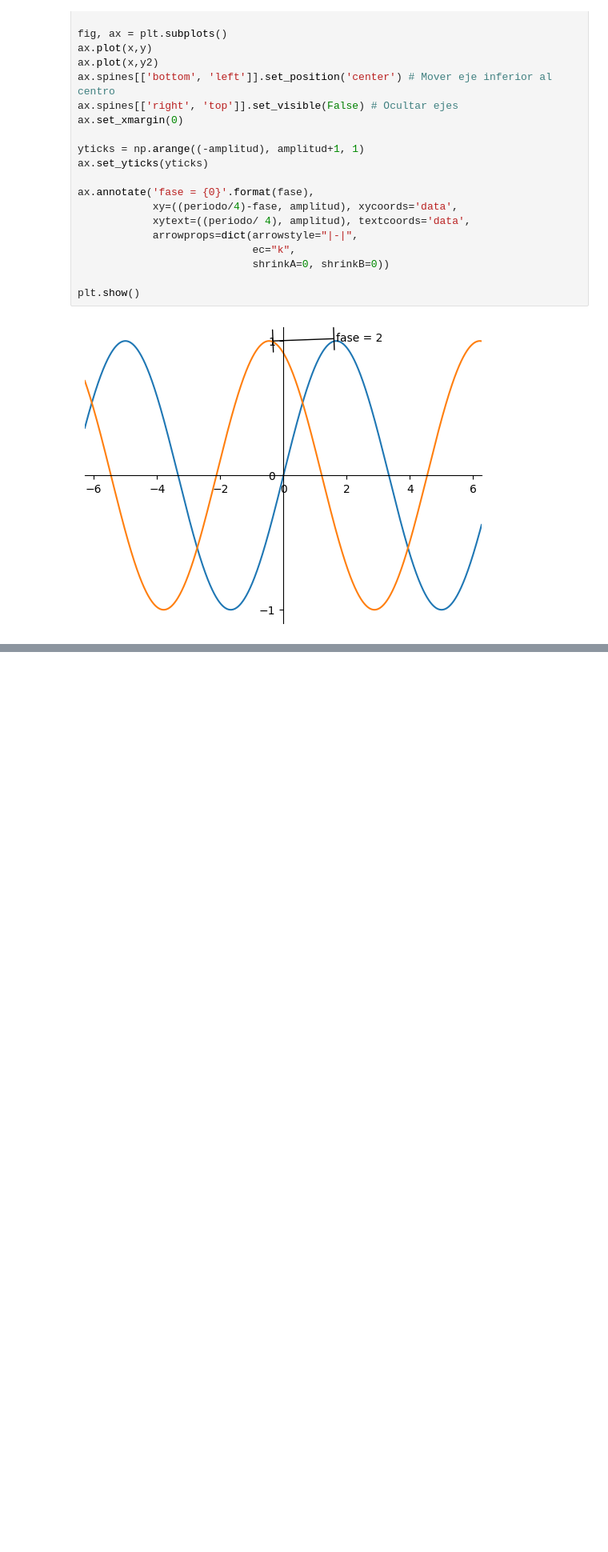
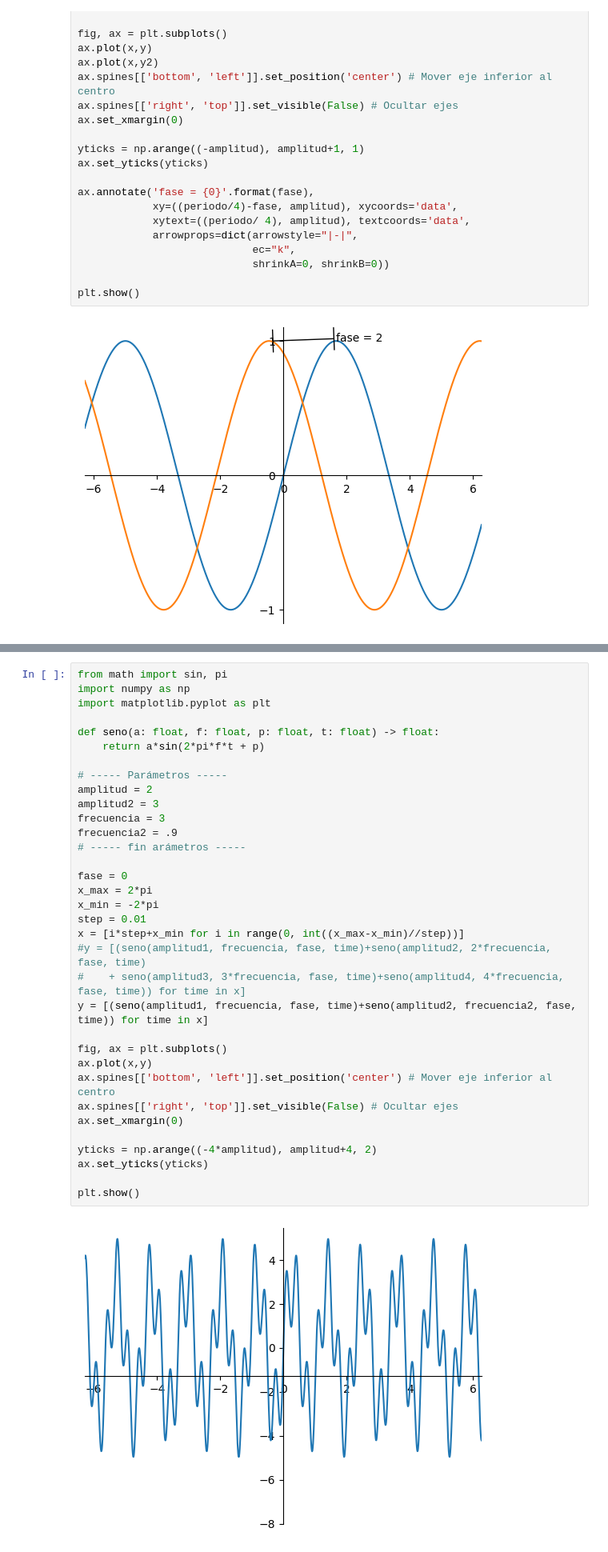
Before and after one commit to diegourielvr/signal, a Jupyter notebook: senoidal.ipynb, the cells around one changed output, grey strips where cells are left out. Shown: that part at 80% size. Saved outputs shown, nothing was run; the diff lists cells and outputs as text; blank space fills up the shorter version.

```diff
--- a/senoidal.ipynb
+++ b/senoidal.ipynb
@@ -368 +396,37 @@ Una señal analógica compuesta está formada por múltiples ondas seno.
+# %%
+from math import sin, pi
+import numpy as np
+import matplotlib.pyplot as plt
+
+def seno(a: float, f: float, p: float, t: float) -> float:
+    return a*sin(2*pi*f*t + p)
+
+# ----- Parámetros -----
+amplitud = 2
+amplitud2 = 3
+frecuencia = 3
+frecuencia2 = .9
+# ----- fin arámetros -----
+
+fase = 0
+x_max = 2*pi
+x_min = -2*pi
+step = 0.01
+x = [i*step+x_min for i in range(0, int((x_max-x_min)//step))]
+#y = [(seno(amplitud1, frecuencia, fase, time)+seno(amplitud2, 2*frecuencia, fase, time)
+#    + seno(amplitud3, 3*frecuencia, fase, time)+seno(amplitud4, 4*frecuencia, fase, time)) for time in x]
+y = [(seno(amplitud1, frecuencia, fase, time)+seno(amplitud2, frecuencia2, fase, time)) for time in x]
+
+fig, ax = plt.subplots()
+ax.plot(x,y)
+ax.spines[['bottom', 'left']].set_position('center') # Mover eje inferior al centro
+ax.spines[['right', 'top']].set_visible(False) # Ocultar ejes
+ax.set_xmargin(0)
+
+yticks = np.arange((-4*amplitud), amplitud+4, 2)
+ax.set_yticks(yticks)
+
+plt.show()
+# %% [output]
+[figure, added]
 # %% [markdown]
```
Also changed, not shown: parts of 12 cells of this notebook.
